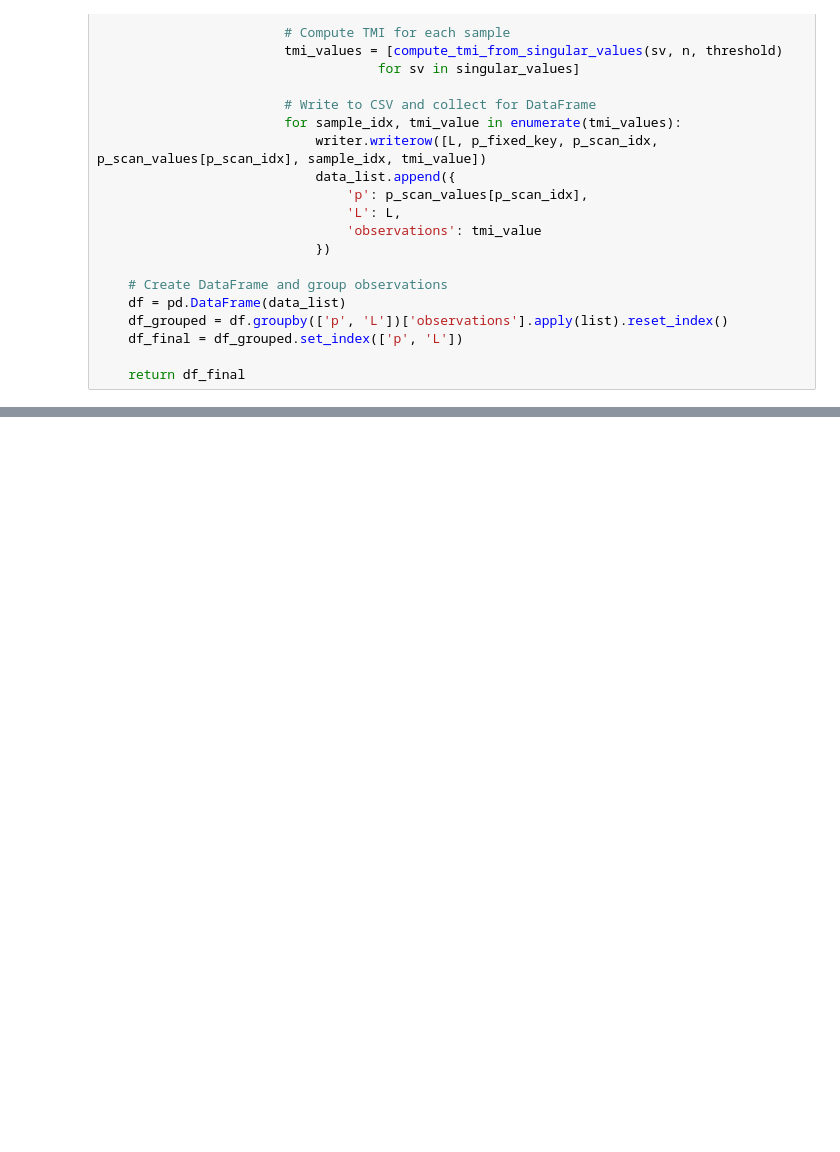
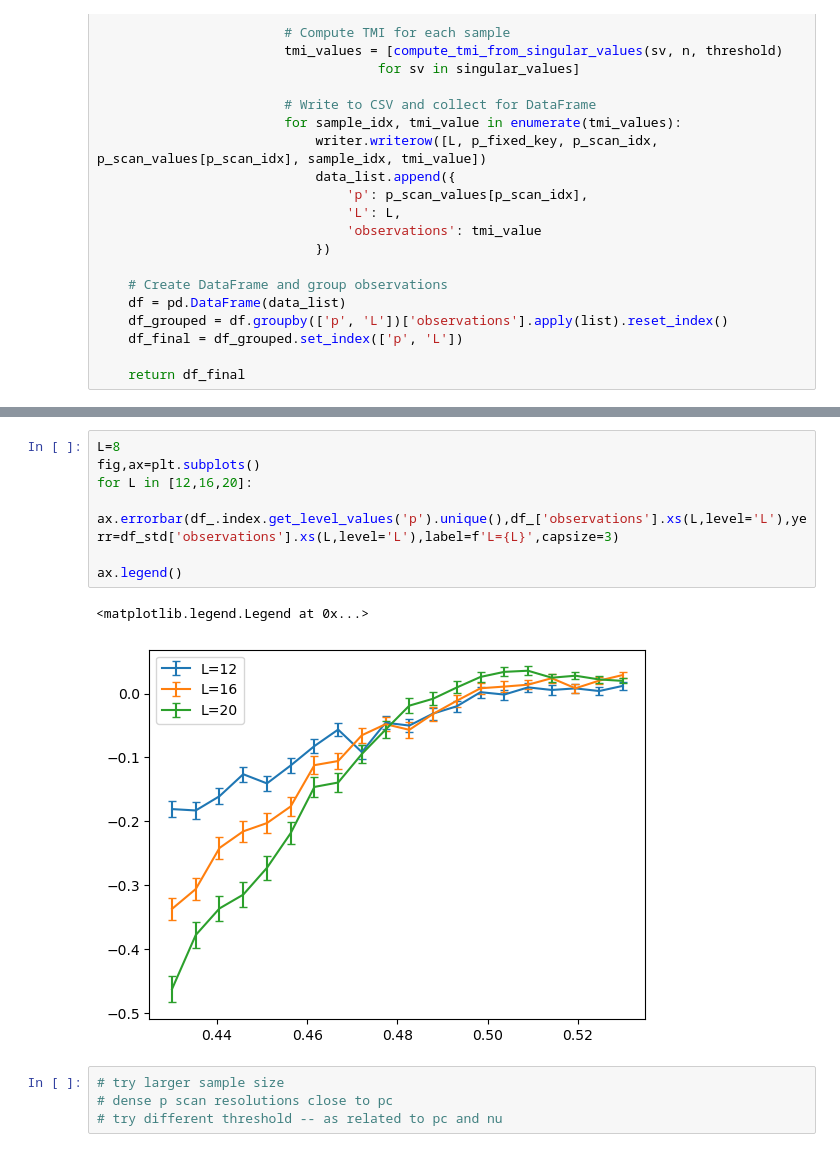
Before and after one commit to youtao1999/CT_toy, a Jupyter notebook: sandbox.ipynb, the cells around one changed output, grey strips where cells are left out. Cells and saved outputs as stored; diff of their text form; blank space fills up the shorter version.

```diff
--- a/sandbox.ipynb
+++ b/sandbox.ipynb
@@ -131,0 +148,14 @@ dc.plot_data_collapse()
+# %%
+L=8
+fig,ax=plt.subplots()
+for L in [12,16,20]:
+    ax.errorbar(df_.index.get_level_values('p').unique(),df_['observations'].xs(L,level='L'),yerr=df_std['observations'].xs(L,level='L'),label=f'L={L}',capsize=3)
+
+ax.legend()
+# %% [output]
+<matplotlib.legend.Legend at 0x...>
+[figure, added]
+# %%
+# try larger sample size
+# dense p scan resolutions close to pc
+# try different threshold -- as related to pc and nu
```
Also changed, not shown: parts of 5 cells of this notebook, 2 other files.
